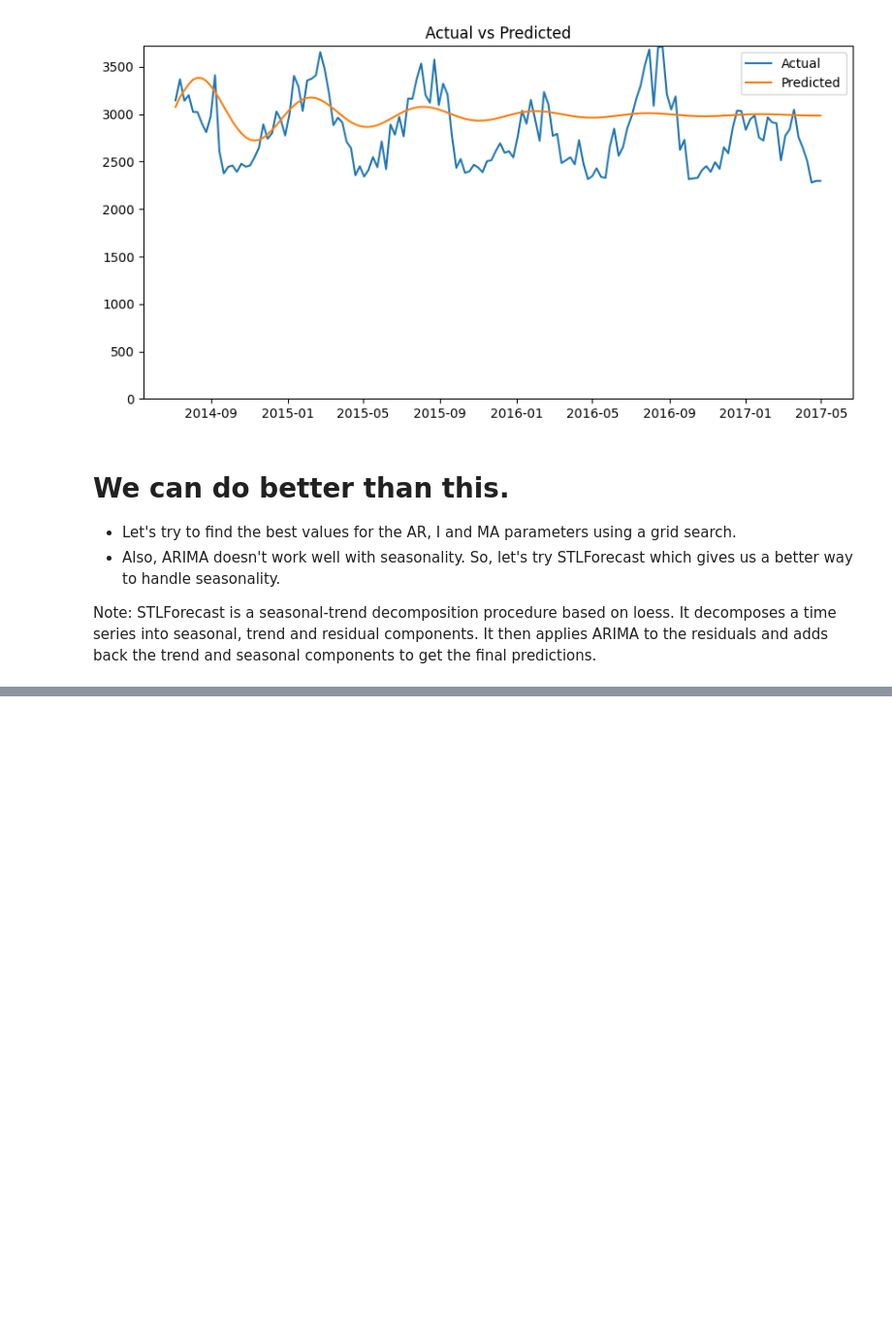
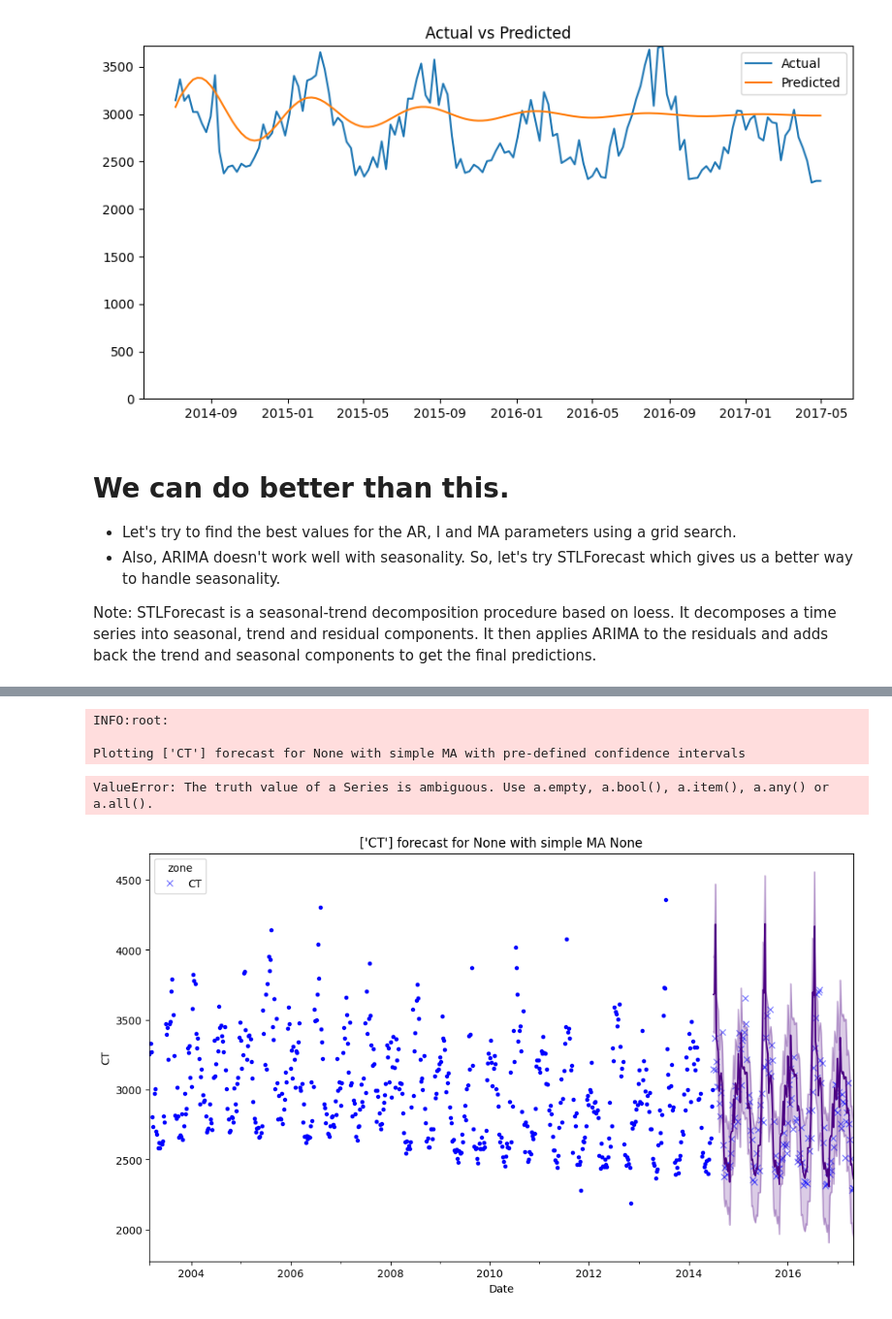
Before and after one commit to swhustla/comparison_of_time_series_methods, a Jupyter notebook: notebooks/DevDay_02_single_model.ipynb, the cells around one changed output, grey strips where cells are left out. Shown at 97% size. Cells and saved outputs as stored; diff of their text form; code cells hidden in the pictures; blank space fills up the shorter version.

```diff
--- a/notebooks/DevDay_02_single_model.ipynb
+++ b/notebooks/DevDay_02_single_model.ipynb
@@ -160,3 +194,5 @@ __trend_values = ["c", "t", "ct"] # trend
 def __get_best_model_order(data: Dataset) -> Model:
     """Get the best model order for the ARIMA model"""
     return __evaluate_models(data, __p_values, __d_values, __q_values, __trend_values)
+# %%
+(ar_order, integ_order, ma_order), trend = __get_best_model_order(dataset_object)
@@ -162,0 +217,39 @@ def __get_best_model_order(data: Dataset) -> Model:
+# %%
+model = STLForecast(
+        endog=__get_training_set(dataset_object),
+        model=sm.tsa.ARIMA,
+        model_kwargs=dict(order=(ar_order, integ_order, ma_order), trend=trend),
+        period=52,
+    )
+best_fitted_model= model.fit()
+# %%
+def __forecast(model: Model, data: Dataset) -> PredictionData:
+    """
+    Makes a prediction for the next 20% of the data using the fitted model.
+    """
+    title = f"{data.subset_column_name} forecast for {data.subset_row_name} with simple MA"
+    prediction = model.forecast(__number_of_steps(data))
+    length_in_sample = len(__get_training_set(data).values)
+    # prediction_in_sample = model.get_prediction(0,length_in_sample).summary_frame()
+    prediction_summary = model.model_result.get_forecast(__number_of_steps(data)).summary_frame()
+    combined_data = pd.concat([prediction, prediction_summary], axis=1)
+    combined_data.rename(columns={0: "forecast"}, inplace=True)
+
+
+    return PredictionData(
+        method_name="MA",
+        values=combined_data,
+        prediction_column_name="forecast",
+        ground_truth_values=__get_test_set(data),
+        confidence_columns=["mean_ci_lower", "mean_ci_upper"],
+        title=title,
+        plot_folder=f"{data.name}/{data.subset_row_name}/MA/",
+        plot_file_name=f"{data.subset_column_name}_forecast_{data.subset_row_name}_MA",
+        # number_of_iterations=__calculate_number_of_configs(__p_values, __d_values, __q_values, __trend_values),
+        confidence_on_mean=True,
+        confidence_method="95% confidence interval",
+        color=get_color_map_by_method("MA"),
+        # in_sample_prediction=prediction_in_sample.iloc[:, 0],
+    )
+# %%
+predictions_grid_STL = __forecast(best_fitted_model, dataset_object)
@@ -162,0 +265,9 @@ def __get_best_model_order(data: Dataset) -> Model:
+# %%
+
+comparison_plot(__get_training_set(dataset_object), predictions_grid_STL)
+# %% [output]
+INFO:root:
+
+Plotting ['CT'] forecast for None with simple MA with pre-defined confidence intervals
+ValueError: The truth value of a Series is ambiguous. Use a.empty, a.bool(), a.item(), a.any() or a.all().
+[figure, added]
```
Also changed, not shown: parts of 4 cells of this notebook, 4 other files.
